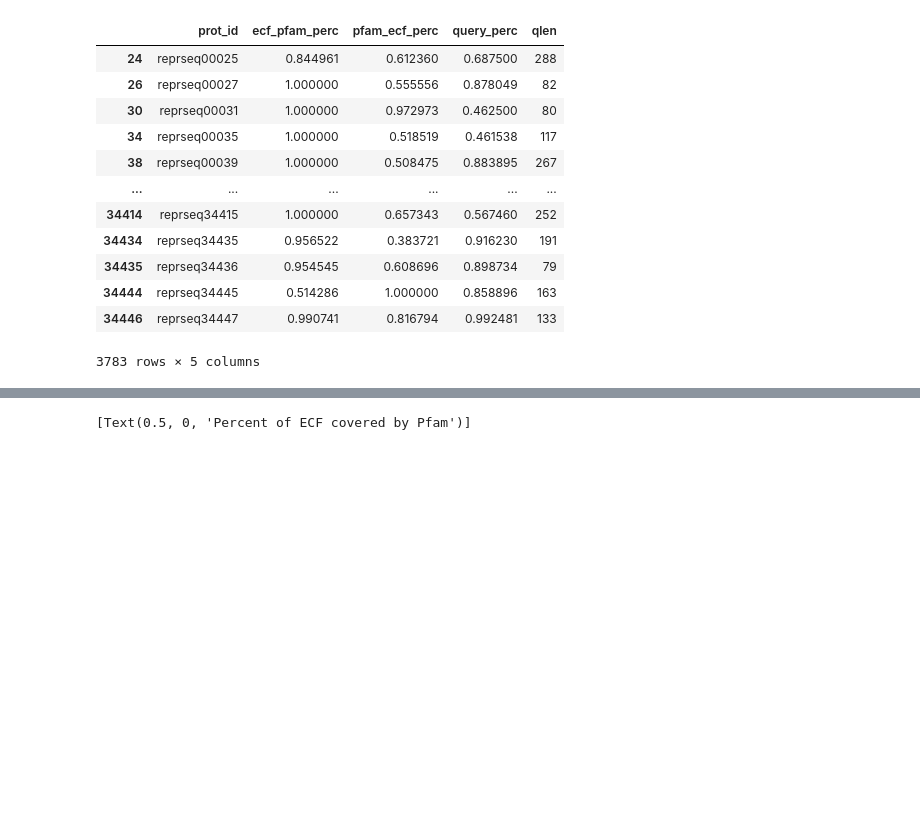
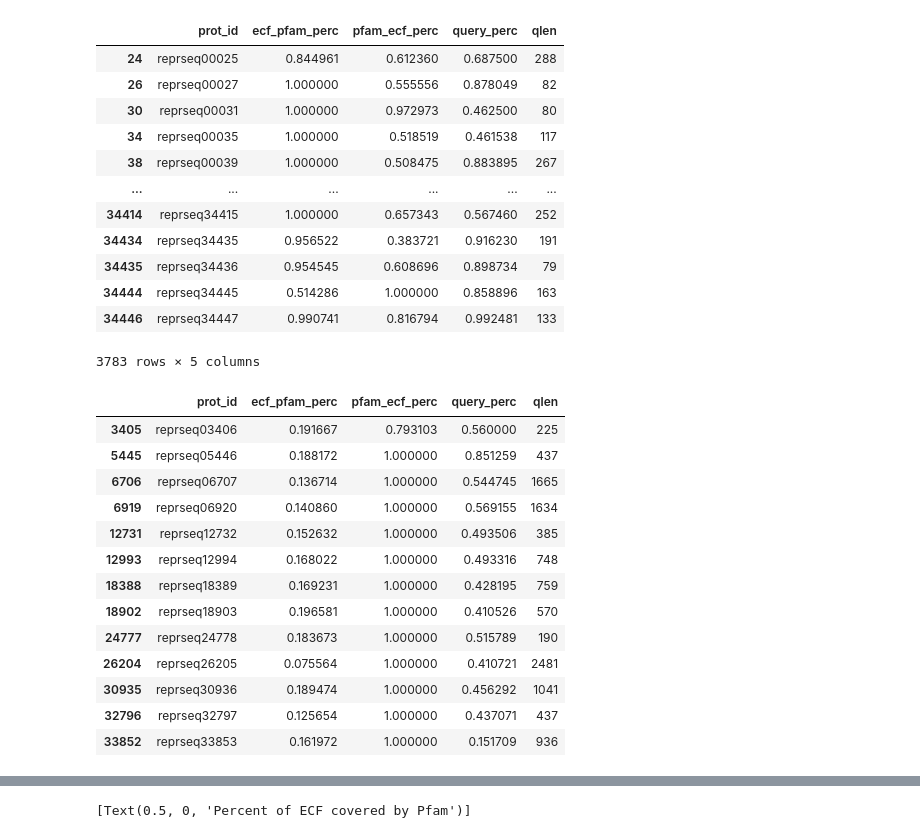
Before and after one commit to bioinf-mcb/phage-protein-modularity-data, a Jupyter notebook: pipeline/ECF-vs-Pfam.ipynb, the cells around one changed output, grey strips where cells are left out. Drawn from its saved outputs; the diff is of its cells as text; code cells hidden in the pictures; blank space fills up the shorter version.

```diff
--- a/pipeline/ECF-vs-Pfam.ipynb
+++ b/pipeline/ECF-vs-Pfam.ipynb
@@ -198,0 +201,17 @@ covers_df
+# %%
+covers_df[(covers_df.ecf_pfam_perc < 0.2) & (covers_df.pfam_ecf_perc > 0.6)]
+# %% [output]
+|  | prot_id | ecf_pfam_perc | pfam_ecf_perc | query_perc | qlen |
+| 3405 | reprseq03406 | 0.191667 | 0.793103 | 0.560000 | 225 |
+| 5445 | reprseq05446 | 0.188172 | 1.000000 | 0.851259 | 437 |
+| 6706 | reprseq06707 | 0.136714 | 1.000000 | 0.544745 | 1665 |
+| 6919 | reprseq06920 | 0.140860 | 1.000000 | 0.569155 | 1634 |
+| 12731 | reprseq12732 | 0.152632 | 1.000000 | 0.493506 | 385 |
+| 12993 | reprseq12994 | 0.168022 | 1.000000 | 0.493316 | 748 |
+| 18388 | reprseq18389 | 0.169231 | 1.000000 | 0.428195 | 759 |
+| 18902 | reprseq18903 | 0.196581 | 1.000000 | 0.410526 | 570 |
+| 24777 | reprseq24778 | 0.183673 | 1.000000 | 0.515789 | 190 |
+| 26204 | reprseq26205 | 0.075564 | 1.000000 | 0.410721 | 2481 |
+| 30935 | reprseq30936 | 0.189474 | 1.000000 | 0.456292 | 1041 |
+| 32796 | reprseq32797 | 0.125654 | 1.000000 | 0.437071 | 437 |
+| 33852 | reprseq33853 | 0.161972 | 1.000000 | 0.151709 | 936 |
```
Also changed, not shown: parts of 5 cells of this notebook, 7 other files.
